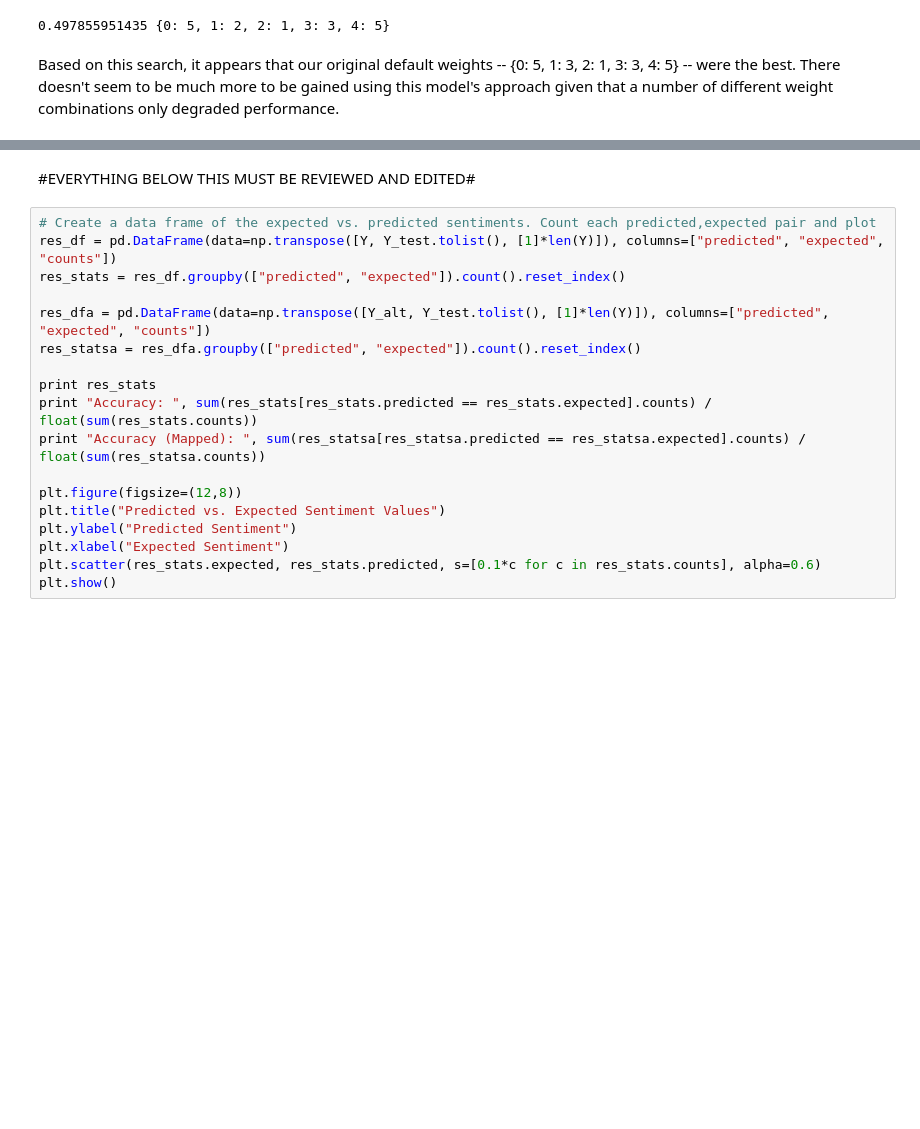
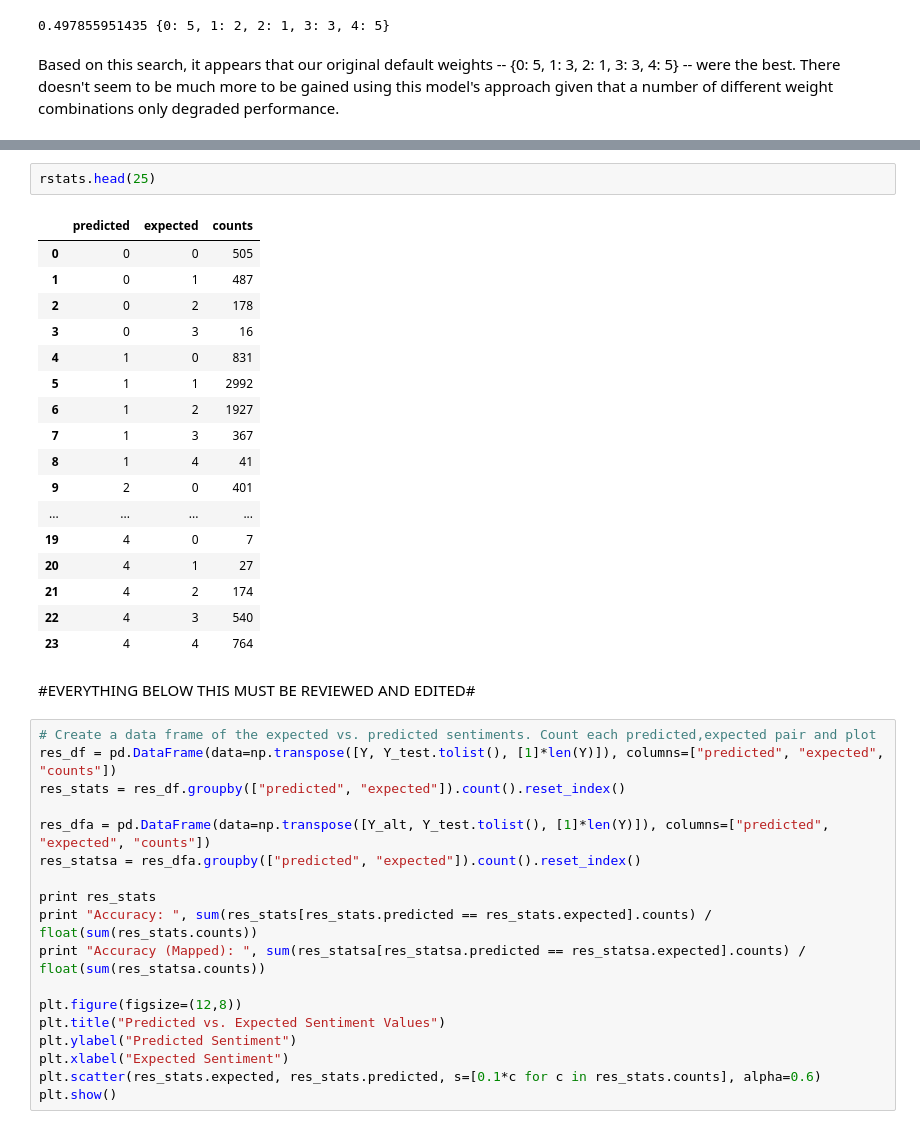
Before and after one commit to DryingPole/sentiment, a Jupyter notebook: notebooks/Final Project Process Book.ipynb, the cells around one changed output, grey strips where cells are left out. Drawn from its saved outputs; the diff is of its cells as text; blank space fills up the shorter version.

```diff
--- a/notebooks/Final Project Process Book.ipynb
+++ b/notebooks/Final Project Process Book.ipynb
@@ -327,3 +414,23 @@ X = vectorizer.transform(rarray).tocsc()
+# %%
+rstats.head(25)
+# %% [output]
+|  | predicted | expected | counts |
+| 0 | 0 | 0 | 505 |
+| 1 | 0 | 1 | 487 |
+| 2 | 0 | 2 | 178 |
+| 3 | 0 | 3 | 16 |
+| 4 | 1 | 0 | 831 |
+| 5 | 1 | 1 | 2992 |
+| 6 | 1 | 2 | 1927 |
+| 7 | 1 | 3 | 367 |
+| 8 | 1 | 4 | 41 |
+| 9 | 2 | 0 | 401 |
+| ... | ... | ... | ... |
+| 19 | 4 | 0 | 7 |
+| 20 | 4 | 1 | 27 |
+| 21 | 4 | 2 | 174 |
+| 22 | 4 | 3 | 540 |
+| 23 | 4 | 4 | 764 |
 # %% [markdown]
 #EVERYTHING BELOW THIS MUST BE REVIEWED AND EDITED#
 # %%
```
Also changed, not shown: parts of 12 cells of this notebook.
